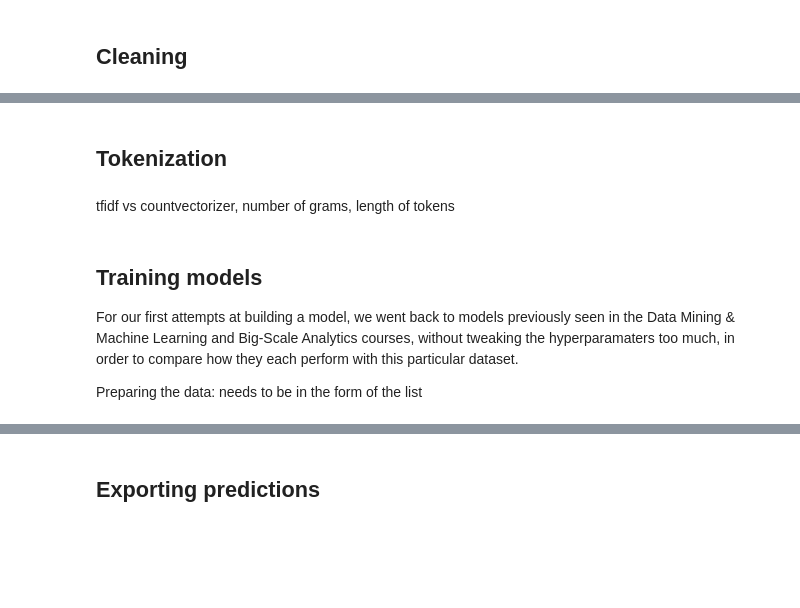
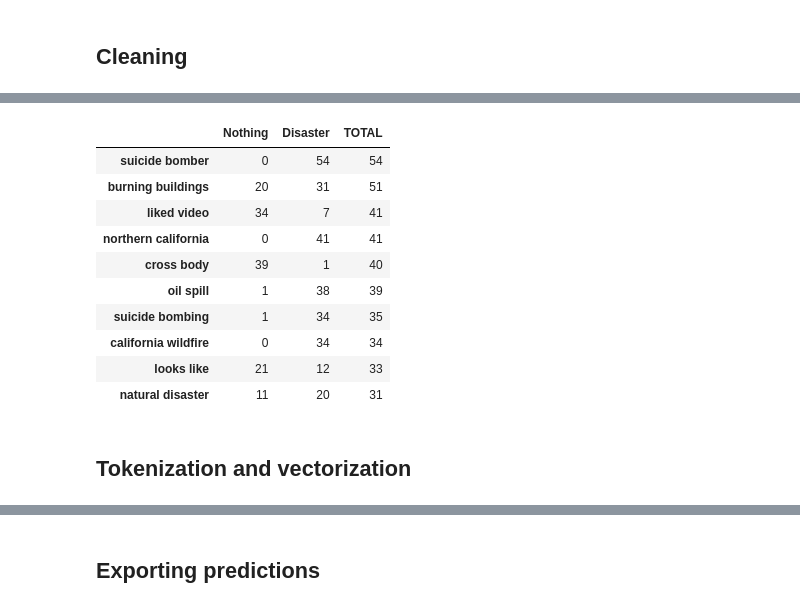
Before and after one commit to XaviJunior/SBB, a Jupyter notebook: project_2/Code/Team_SBB_project_2_Disaster_tweets.ipynb, the cells around one changed output, grey strips where cells are left out. Drawn from its saved outputs; the diff is of its cells as text; code cells hidden in the pictures; blank space fills up the shorter version.

```diff
--- a/project_2/Code/Team_SBB_project_2_Disaster_tweets.ipynb
+++ b/project_2/Code/Team_SBB_project_2_Disaster_tweets.ipynb
@@ -163,4 +158,19 @@ df["text"].to_csv("tweets.csv", index=False)
+# %%
+from notebook_functions import token_counter
+
+df_tokens = token_counter(df, ngram_range=(2,2))
+df_tokens.sort_values(by="TOTAL", ascending=False).iloc[:10]
+# %% [output]
+|  | Nothing | Disaster | TOTAL |
+| suicide bomber | 0 | 54 | 54 |
+| burning buildings | 20 | 31 | 51 |
+| liked video | 34 | 7 | 41 |
+| northern california | 0 | 41 | 41 |
+| cross body | 39 | 1 | 40 |
+| oil spill | 1 | 38 | 39 |
+| suicide bombing | 1 | 34 | 35 |
+| california wildfire | 0 | 34 | 34 |
+| looks like | 21 | 12 | 33 |
+| natural disaster | 11 | 20 | 31 |
 # %% [markdown]
-## Tokenization
+## Tokenization and vectorization
-# %% [markdown]
-tfidf vs countvectorizer, number of grams, length of tokens
@@ -181,6 +176,0 @@ vectorizer = TfidfVectorizer(tokenizer=tokenizer, ngram_range=(1,3))
-# %% [markdown]
-## Training models
-
-For our first attempts at building a model, we went back to models previously seen in the Data Mining & Machine Learning and Big-Scale Analytics courses, without tweaking the hyperparamaters too much, in order to compare how they each perform with this particular dataset.
-
-Preparing the data: needs to be in the form of the list
```
Also changed, not shown: parts of 54 cells of this notebook, 1 other file.
